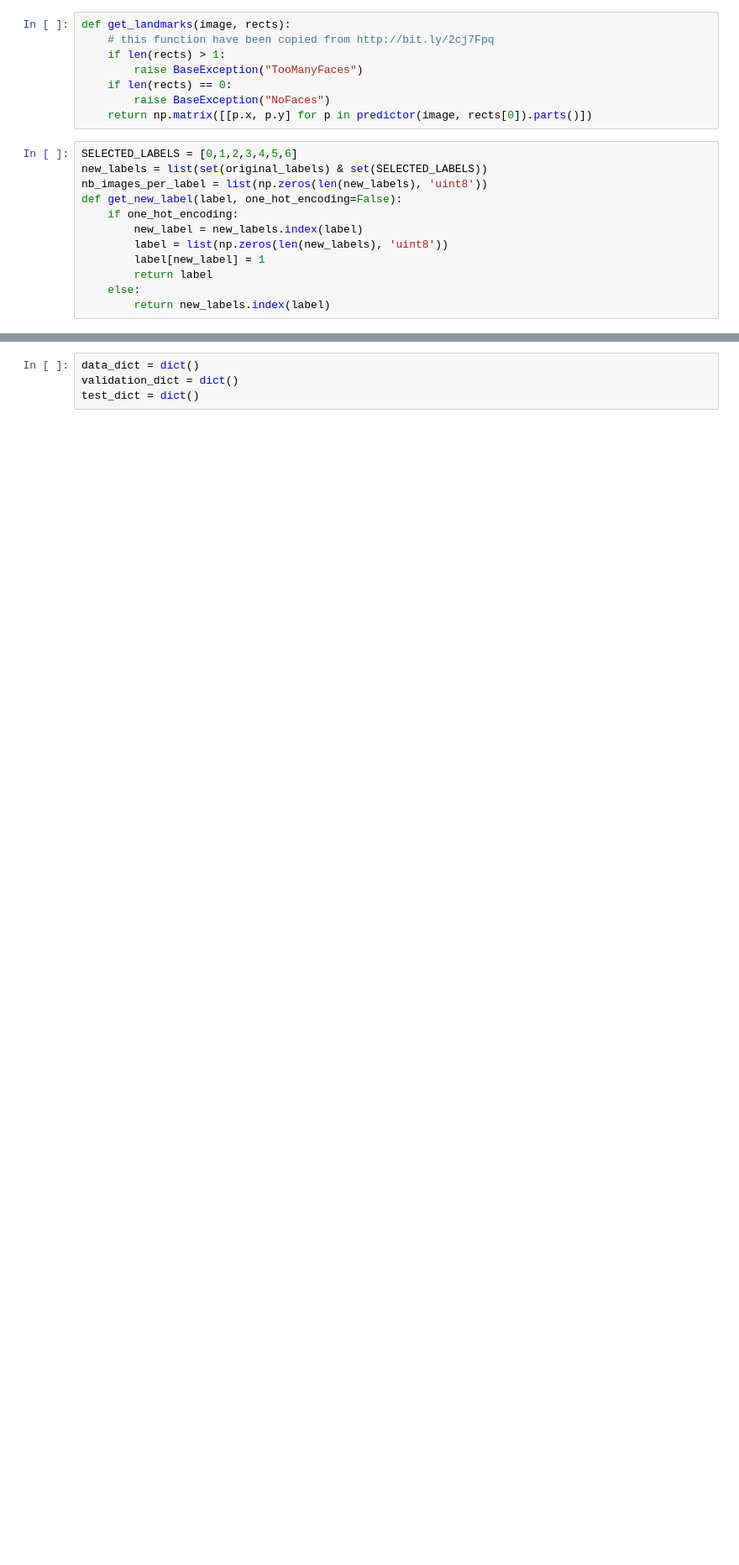
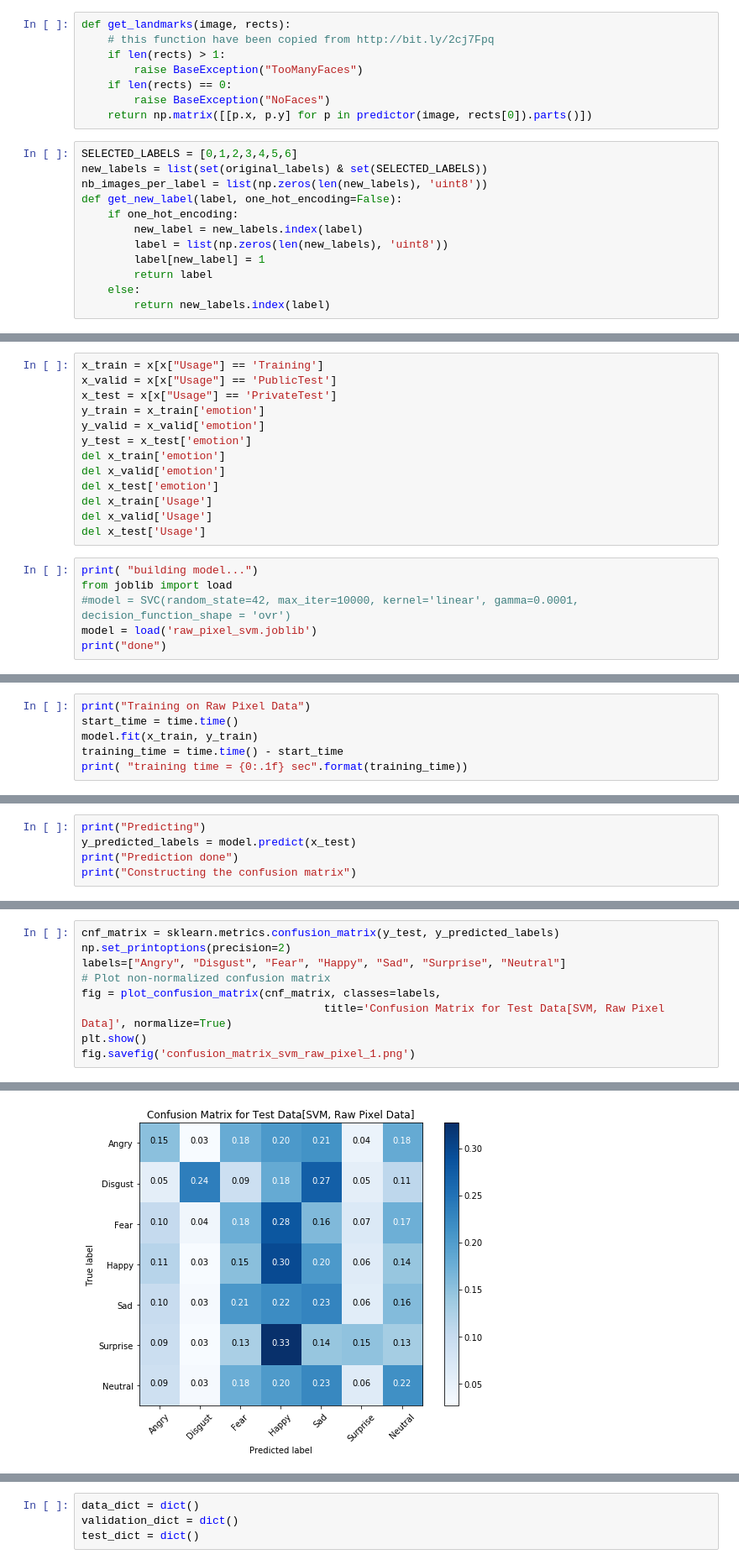
Before and after one commit to nagula-ritvika/emotion-recognition, a Jupyter notebook: SVM_FER.ipynb, the cells around one changed output, grey strips where cells are left out. Shown at 84% size. Drawn from its saved outputs; the diff is of its cells as text; blank space fills up the shorter version.

```diff
--- a/SVM_FER.ipynb
+++ b/SVM_FER.ipynb
@@ -39,0 +93,19 @@ data = pd.read_csv('fer2013.csv')
+# %%
+x_train = x[x["Usage"] == 'Training']
+x_valid = x[x["Usage"] == 'PublicTest']
+x_test = x[x["Usage"] == 'PrivateTest']
+y_train = x_train['emotion']
+y_valid = x_valid['emotion']
+y_test = x_test['emotion']
+del x_train['emotion']
+del x_valid['emotion']
+del x_test['emotion']
+del x_train['Usage']
+del x_valid['Usage']
+del x_test['Usage']
+# %%
+print( "building model...")
+from joblib import load
+#model = SVC(random_state=42, max_iter=10000, kernel='linear', gamma=0.0001, decision_function_shape = 'ovr')
+model = load('raw_pixel_svm.joblib')
+print("done")
@@ -39,0 +115,6 @@ data = pd.read_csv('fer2013.csv')
+# %%
+print("Training on Raw Pixel Data")
+start_time = time.time()
+model.fit(x_train, y_train)
+training_time = time.time() - start_time
+print( "training time = {0:.1f} sec".format(training_time))
@@ -39,0 +253,5 @@ data = pd.read_csv('fer2013.csv')
+# %%
+print("Predicting")
+y_predicted_labels = model.predict(x_test)
+print("Prediction done")
+print("Constructing the confusion matrix")
@@ -39,0 +267,10 @@ data = pd.read_csv('fer2013.csv')
+# %%
+cnf_matrix = sklearn.metrics.confusion_matrix(y_test, y_predicted_labels)
+np.set_printoptions(precision=2)
+labels=["Angry", "Disgust", "Fear", "Happy", "Sad", "Surprise", "Neutral"]
+# Plot non-normalized confusion matrix
+fig = plot_confusion_matrix(cnf_matrix, classes=labels,
+                                     title='Confusion Matrix for Test Data[SVM, Raw Pixel Data]', normalize=True)
+plt.show()
+fig.savefig('confusion_matrix_svm_raw_pixel_1.png')
+# %% [output]
@@ -40,3 +285,4 @@ data = pd.read_csv('fer2013.csv')
+[figure, added]
 # %%
 print(data['Usage'].unique())
 image_height = 48
```
Also changed, not shown: parts of 39 cells of this notebook.
